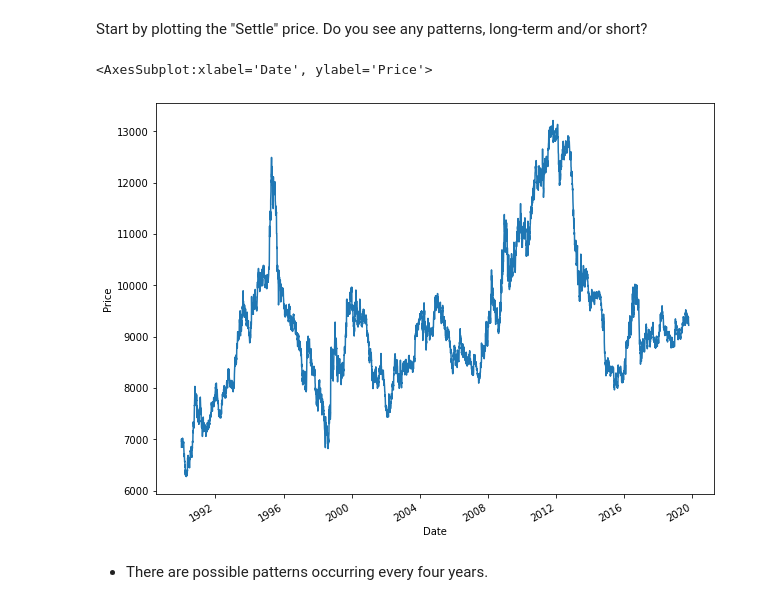
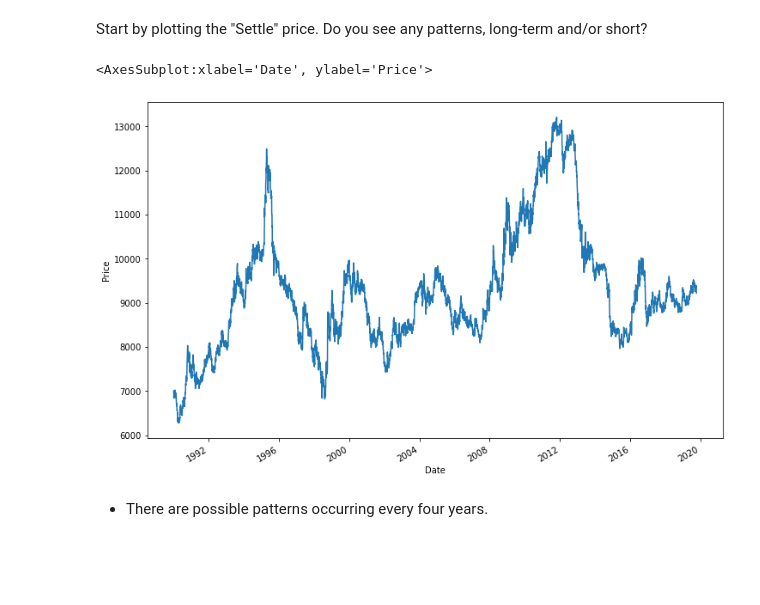
Before and after one commit to jonowens/a_yen_for_the_future, a Jupyter notebook: time_series_analysis.ipynb, the cells around one changed output. Cells and saved outputs as stored; diff of their text form; code cells hidden in the pictures; blank space fills up the shorter version.

```diff
--- a/time_series_analysis.ipynb
+++ b/time_series_analysis.ipynb
@@ -39,10 +39,10 @@ yen_futures.head()
  Start by plotting the "Settle" price. Do you see any patterns, long-term and/or short?
 # %%
 # Plot just the "Settle" column from the dataframe:
-yen_futures.Last.plot(figsize=(10,8), ylabel='Price')
+yen_futures.Last.plot(figsize=(12,8), ylabel='Price')
 # %% [output]
 <AxesSubplot:xlabel='Date', ylabel='Price'>
-[figure, old version]
+[figure, new version]
 # %% [markdown]
 * There are possible patterns occurring every four years.
 # %% [markdown]
```
Also changed, not shown: parts of 5 cells of this notebook.
